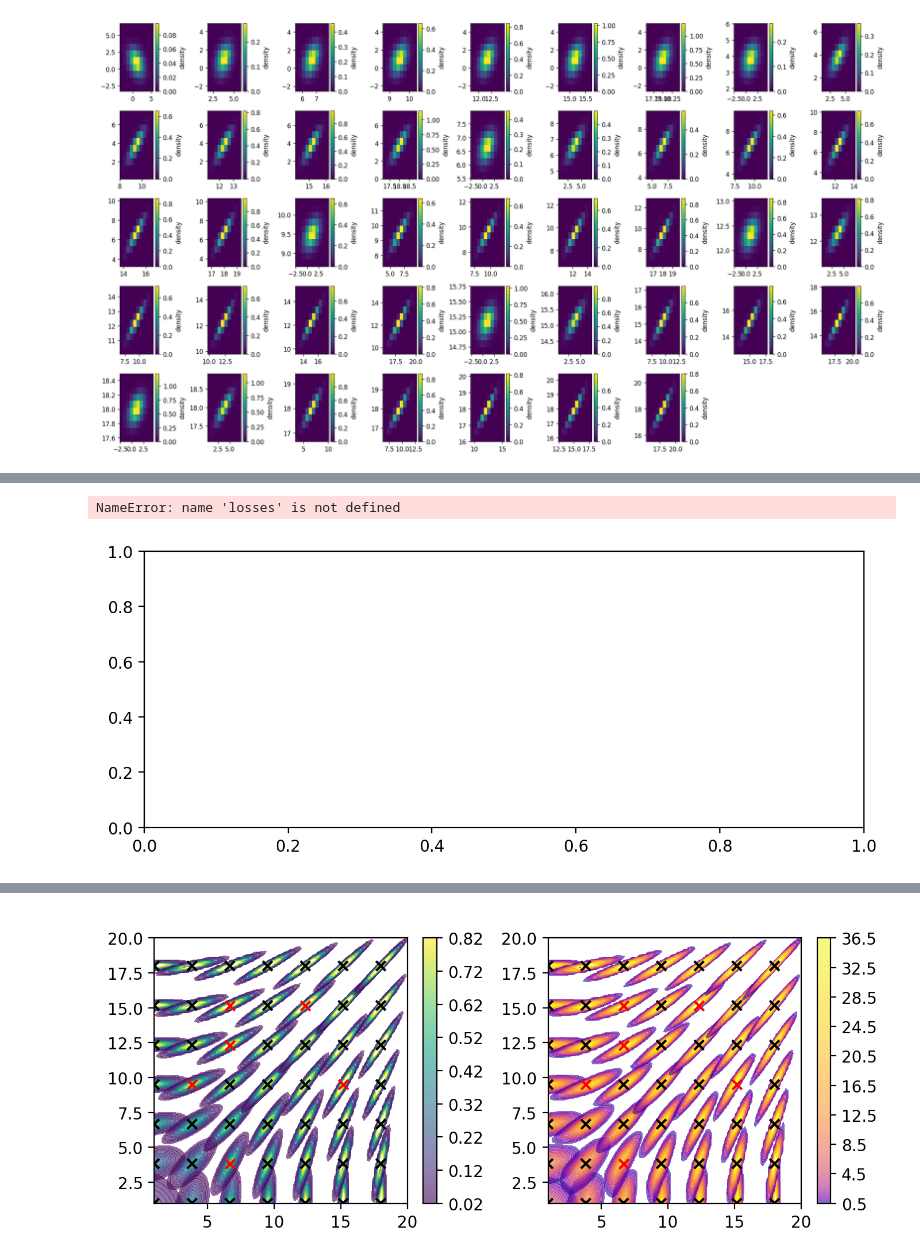
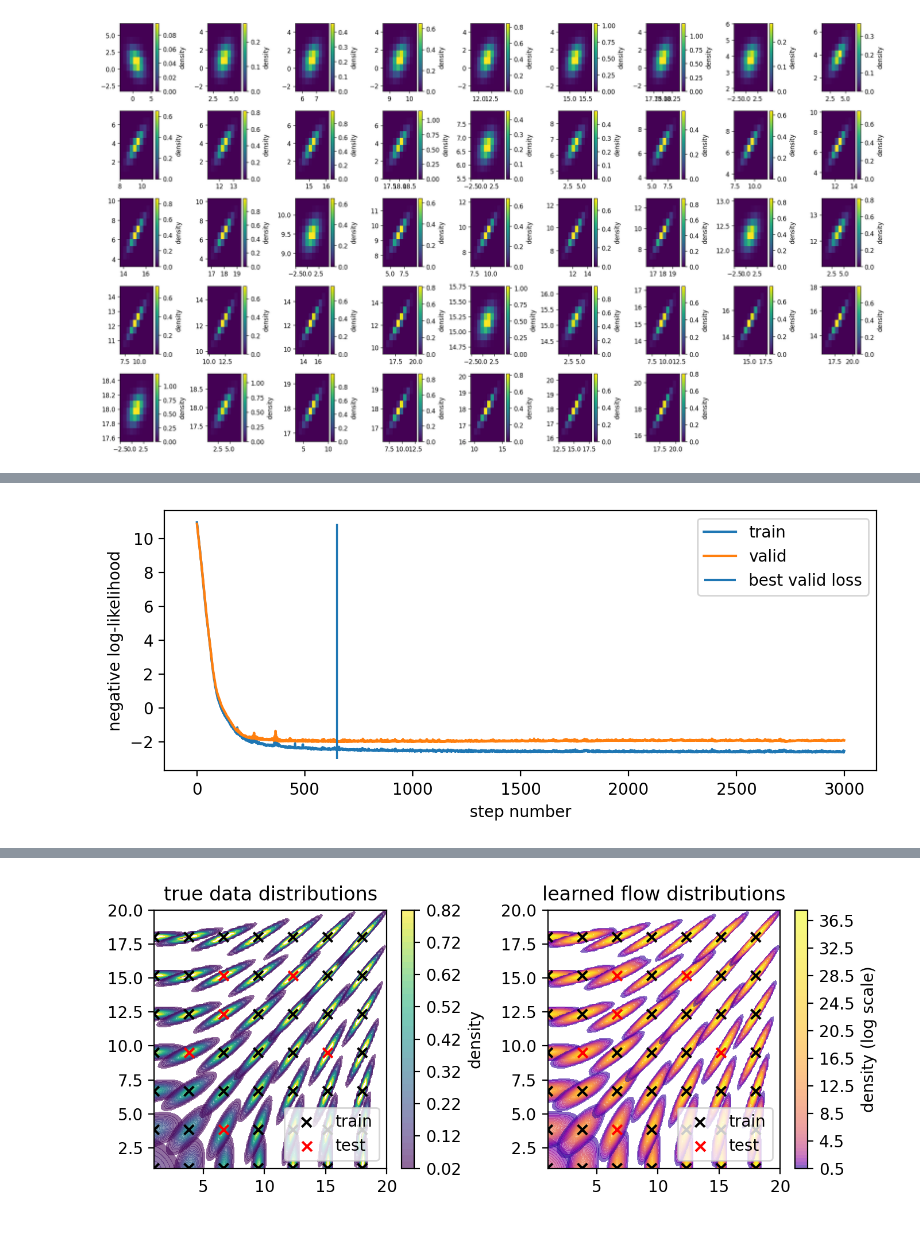
Before and after one commit to phinate/flow-interpolation, a Jupyter notebook: toy_problem.ipynb, the cells around one changed output, grey strips where cells are left out. Saved outputs shown, nothing was run; the diff lists cells and outputs as text; code cells hidden in the pictures.

```diff
--- a/toy_problem.ipynb
+++ b/toy_problem.ipynb
@@ -59,7 +59,7 @@ step = 0.02
 m = jnp.amax(pdfs[int(len(pdfs) / 2 - num_means/4)])
 levels = jnp.arange(0.0, m, step) + step
 for i,pdf in enumerate(pdfs):
-    a = ax.contourf(xx, yy, pdf,  alpha=0.6, cmap='viridis',levels=levels)
+    a = ax.contourf(xx, yy, pdf,  alpha=0.6, cmap='pyart Bu7',levels=levels)
 
 inner_means = means.reshape(num_means, num_means, 2)[1:-1, 1:-1, :].reshape(-1, 2)
 test_idxs = rng.choice(len(inner_means), size=int(len(inner_means)/4), replace=False)
@@ -233,13 +256,17 @@ result = torch.load("flow.pt")
 fig, ax = plt.subplots(**subplot_settings)
 ax.plot(torch.tensor(losses[0]).detach(), label='train')
 ax.plot(losses[1], label='valid')
-ax.vlines(iteration, -3, np.max(losses[1]))
+ax.vlines(iteration, -3, np.max(losses[1]), label="best valid loss")
+ax.set_xlabel('step number')
+ax.set_ylabel('negative log-likelihood')
 ax.legend();
 # %% [output]
-NameError: name 'losses' is not defined
-[figure, old version]
+[figure, new version]
 # %%
-flow.load_state_dict(result)
+from matplotlib import colors
+flows = [make_flow() for _ in range(3)]
+for i,flow in enumerate(flows):
+    flow.load_state_dict(torch.load(f"flow{i}.pt"))
 
 fig, axs = plt.subplots(1,2, **subplot_settings)
 
@@ -249,13 +276,11 @@ m = jnp.amax(pdfs[int(len(pdfs) / 2 - num_means/4)])
 levels = jnp.arange(0.0, m, step) + step
 for i,pdf in enumerate(pdfs):
     a = ax.contourf(xx, yy, pdf,  alpha=0.6, cmap='viridis',levels=levels)
-plt.colorbar(a, ax=ax)
-ax.scatter(xx2, yy2, marker='x', c=['None' if x in test else 'k' for x in means.tolist()], label ="means (training set)")
-ax.scatter(np.array(test)[:,0], np.array(test)[:,1], marker='x', c='r', label ="means (test set)")
-
-# plt.colorbar(a, ax=ax, label="probability density")
-plt.legend(bbox_to_anchor=(0,1.02,1,0.2), loc="lower left",
-                mode="expand", borderaxespad=0, ncol=2, frameon=False)
+plt.colorbar(a, ax=ax, label="density")
+ax.scatter(xx2, yy2, marker='x', c=['None' if x in test else 'k' for x in means.tolist()], label ="train")
+ax.scatter(np.array(test)[:,0], np.array(test)[:,1], marker='x', c='r', label ="test")
+ax.set_title("true data distributions")
+ax.legend(loc="lower right", fancybox=True,);
 
 def flow_pdf(inputs, context):
     transformed_inputs = torch.tensor(feature_scaler.transform(inputs), dtype=torch.float32)
@@ -263,20 +288,23 @@ def flow_pdf(inputs, context):
         transformed_context = torch.tensor(context_scaler.transform(context), dtype=torch.float32)
     else:
         transformed_context = None
-    return flow.log_prob(transformed_inputs, transformed_context).exp()
+    pdfs = [np.asarray(flow.log_prob(transformed_inputs, transformed_context).exp().detach()) for flow in flows]
+    return pdfs
+
 with torch.no_grad():
-    flow_pdfs = [np.asarray(flow_pdf(xy_pairs_eval.tolist(), [context]*len(xy_pairs_eval)).detach()) for context in means.tolist()]
+    flow_pdfs = [np.array(flow_pdf(xy_pairs_eval.tolist(), [context]*len(xy_pairs_eval))).mean(axis=0) for context in means.tolist()]
 flow_pdfs = np.asarray(flow_pdfs).reshape(len(means), *grid_size)
 ax = axs[1]
 step = 0.5
 m = jnp.amax(flow_pdfs[int(len(flow_pdfs) - num_means)])
-levels = jnp.arange(0.0, m, step) + step
+levels = jnp.arange(0.0, m, step) + 0.5
 # levels = jnp.concatenate([jnp.arange(0.0, m, step) + step,jnp.array([100])])
 for i,fpdf in enumerate(flow_pdfs):
     a = ax.contourf(xx, yy, fpdf,  alpha=0.6, cmap='plasma', levels=levels, norm=colors.LogNorm())
-plt.colorbar(a, ax=ax)
-ax.scatter(xx2, yy2, marker='x', c=['None' if x in test else 'k' for x in means.tolist()], label ="means (training set)")
-ax.scatter(np.array(test)[:,0], np.array(test)[:,1], marker='x', c='r', label ="means (test set)")
+plt.colorbar(a, ax=ax, label="density (log scale)")
+ax.scatter(xx2, yy2, marker='x', c=['None' if x in test else 'k' for x in means.tolist()], label ="train")
+ax.scatter(np.array(test)[:,0], np.array(test)[:,1], marker='x', c='r', label ="test")
+ax.set_title("learned flow distributions")
 plt.tight_layout()
-# ax.legend(loc="upper center", fancybox=True,);
+ax.legend(loc="lower right", fancybox=True,);
 # %% [output]
@@ -284,4 +311,4 @@ WARNING:matplotlib.legend:No artists with labels found to put in legend.  Note t
-[figure, old version]
+[figure, new version]
 # %%
 bins = test_x_bins[0], test_y_bins[0]
 from matplotlib import colors
```
Also changed, not shown: parts of 14 cells of this notebook, 4 other files.
